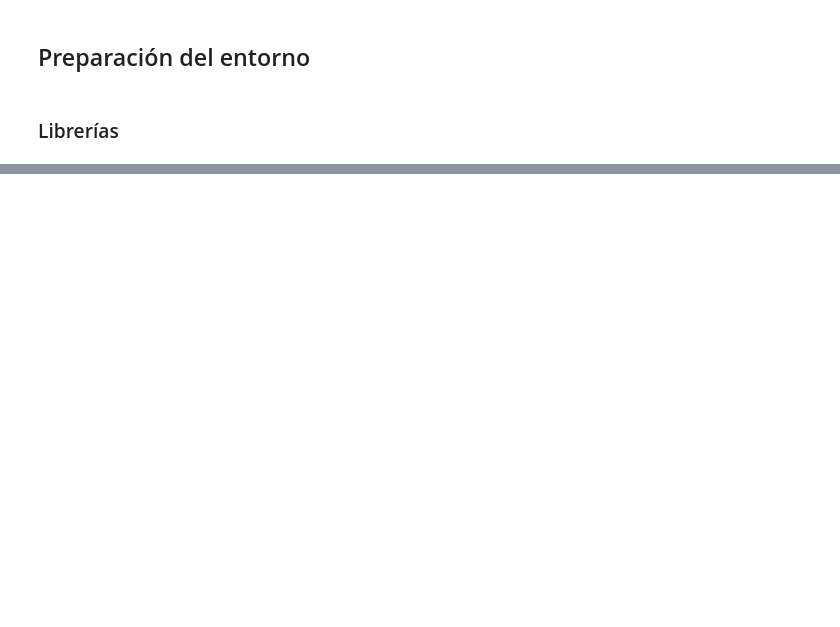
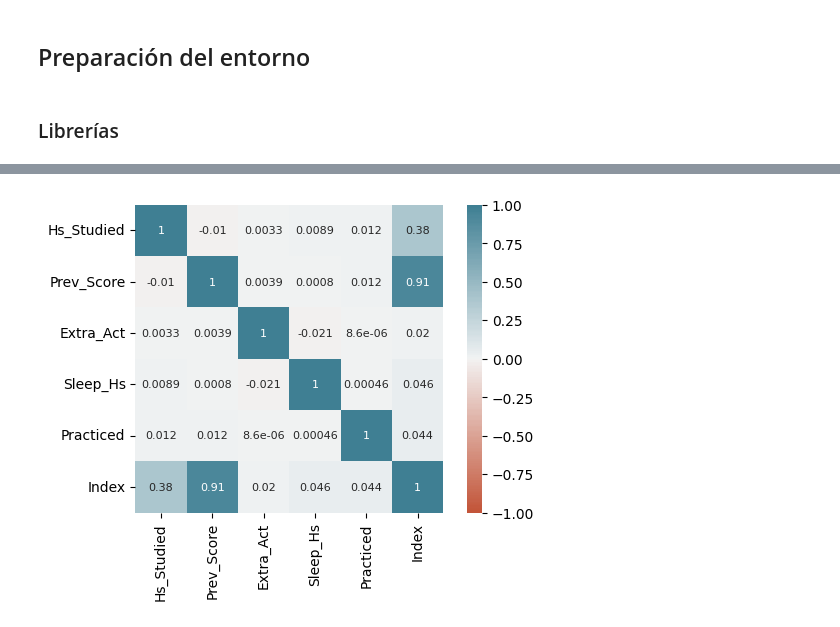
Before and after one commit to MiguelMussi/AAII_TP1, a Jupyter notebook: Problema_3.ipynb, the cells around one changed output, grey strips where cells are left out. Drawn from its saved outputs; the diff is of its cells as text; code cells hidden in the pictures; blank space fills up the shorter version.

```diff
--- a/Problema_3.ipynb
+++ b/Problema_3.ipynb
@@ -20,0 +215,17 @@ with zipfile.ZipFile('TP1-1-student_performance.zip', 'r') as zip_ref:
+# %%
+def recategorizar_variables(df):
+    """
+    Recategoriza las variable deseadas en un DataFrame.
+
+    Parámetros:
+    - df: DataFrame: El DataFrame que contiene los datos.
+
+    Retorna:
+    - df_recategorizado: DataFrame: El DataFrame con las variables recategorizadas.
+    """
+    df_recategorizado = df.copy()
+
+    # Convierte "Yes" en 1 y "No" en 0.
+    df_recategorizado['Extra_Act'] = df_recategorizado['Extra_Act'].map({'Yes': 1, 'No': 0})
+
+    return df_recategorizado
@@ -20,0 +378,20 @@ with zipfile.ZipFile('TP1-1-student_performance.zip', 'r') as zip_ref:
+# %%
+corr = df_train.corr()
+
+plt.figure(figsize=(6, 4))
+ax = sns.heatmap(
+    corr,
+    vmin=-1, vmax=1, center=0,
+    cmap=sns.diverging_palette(20, 220, n=200),
+    square = True,
+    annot = True,
+    annot_kws = {'size': 8}
+)
+ax.set_xticklabels(
+    ax.get_xticklabels(),
+    rotation=90,
+    horizontalalignment='center'
+)
+plt.show()
+# %% [output]
+[figure, added]
```
Also changed, not shown: parts of 71 cells of this notebook.
